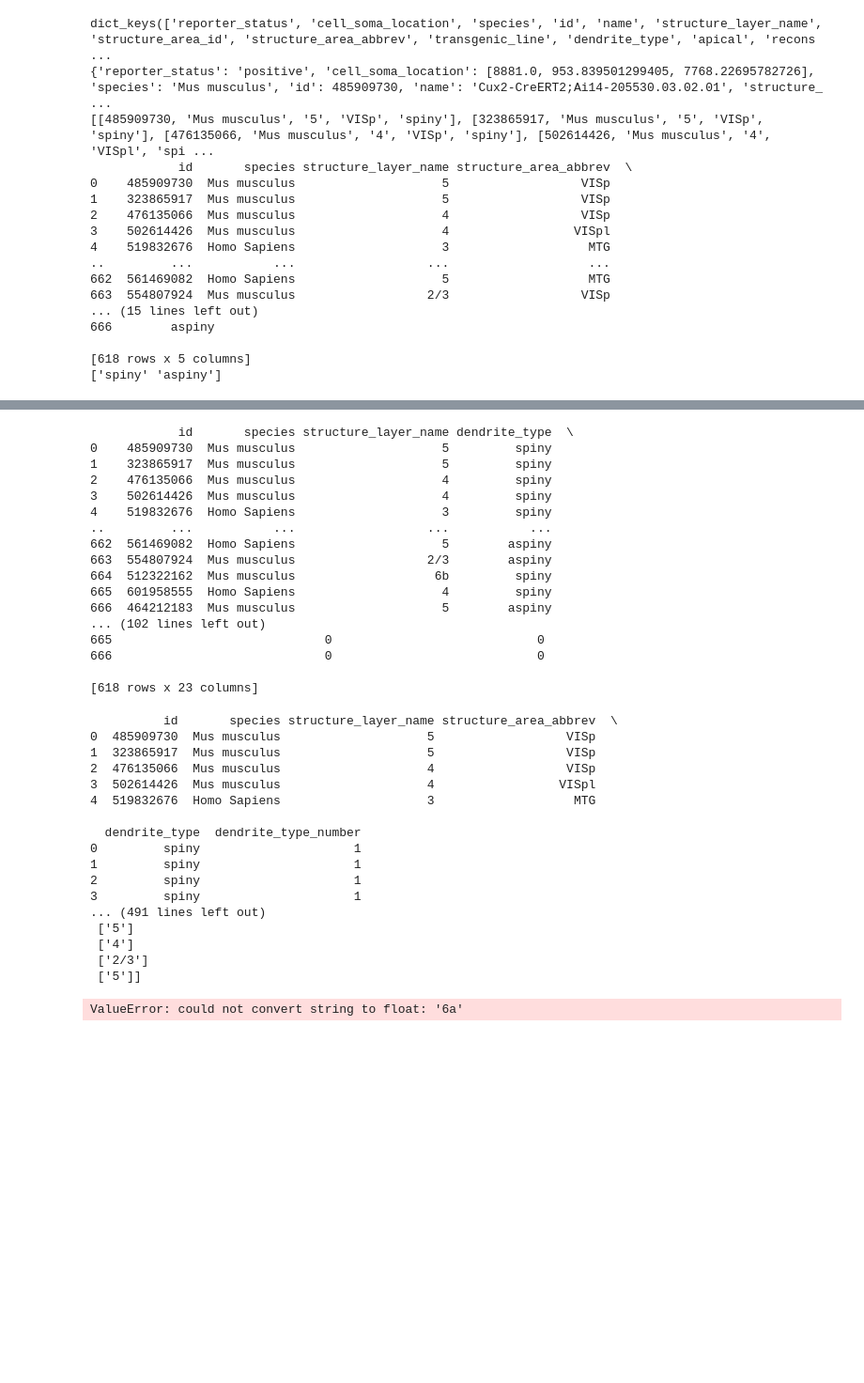
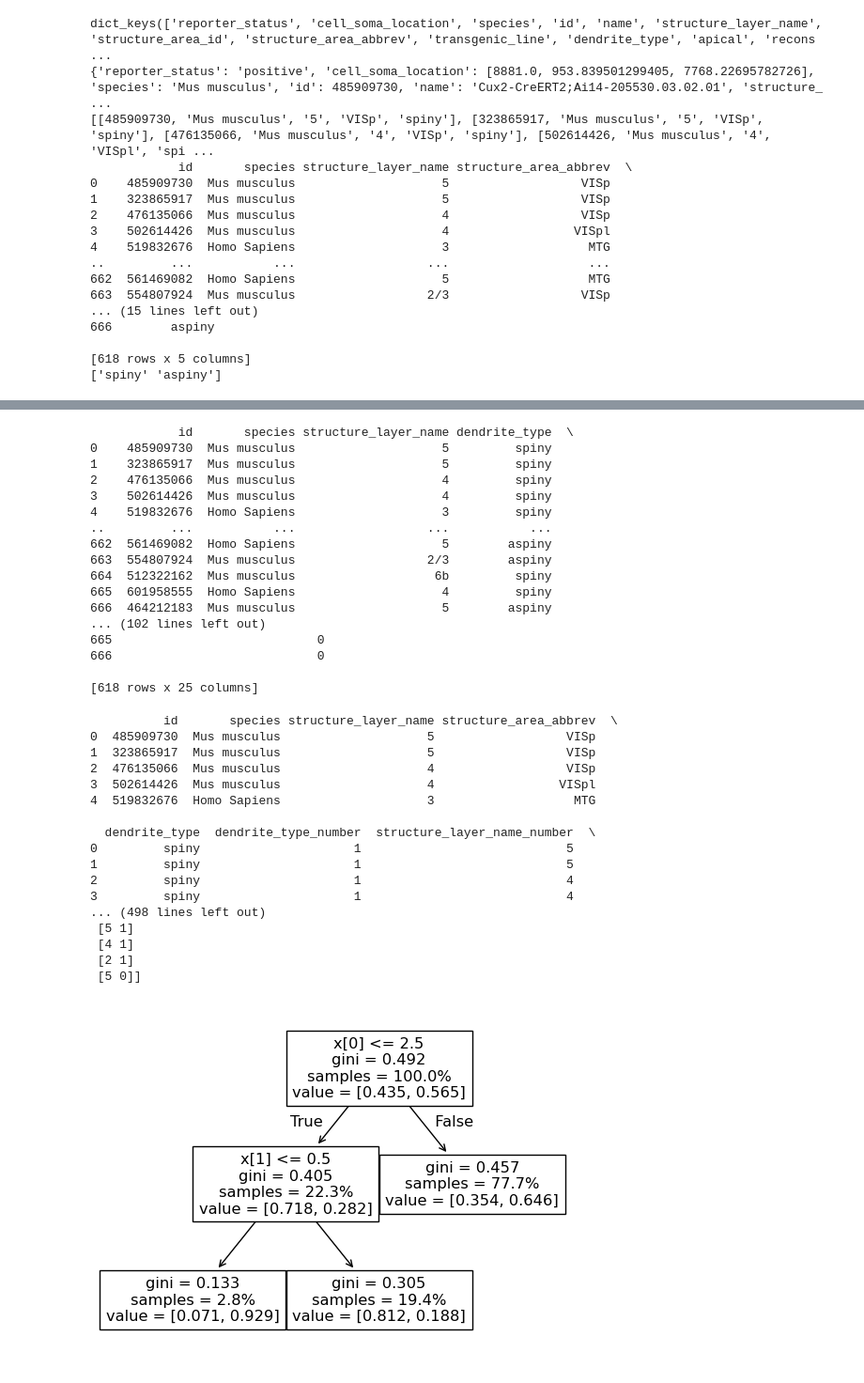
Before and after one commit to lynnha577/cell_classification, a Jupyter notebook: scripts/get_features_practice.ipynb, the cells around one changed output, grey strips where cells are left out. Shown at 94% size. Cells and saved outputs as stored; diff of their text form; code cells hidden in the pictures; blank space fills up the shorter version.

Commit message:
decision tree

```diff
--- a/scripts/get_features_practice.ipynb
+++ b/scripts/get_features_practice.ipynb
@@ -71,8 +71,13 @@ print(filtered_dataframe_labels[["dendrite_type", "dendrite_type_number"]])
 
 le.fit(filtered_dataframe_labels['structure_layer_name'])
 print(le.classes_)
-filtered_dataframe_labels['dendrite_type_number'] = le.transform(filtered_dataframe_labels['dendrite_type'])
-print(filtered_dataframe_labels[["dendrite_type", "dendrite_type_number"]])
+filtered_dataframe_labels['structure_layer_name_number'] = le.transform(filtered_dataframe_labels['structure_layer_name'])
+print(filtered_dataframe_labels[["structure_layer_name", "structure_layer_name_number"]])
+
+le.fit(filtered_dataframe_labels['species'])
+print(le.classes_)
+filtered_dataframe_labels['species_number'] = le.transform(filtered_dataframe_labels['species'])
+print(filtered_dataframe_labels[["species_number", "species_number"]])
 # %% [output]
 ['aspiny' 'spiny']
     dendrite_type  dendrite_type_number
@@ -119,51 +136,59 @@ print(new_dataframe)
 665  601958555  Homo Sapiens                    4         spiny
 666  464212183  Mus musculus                    5        aspiny
 ... (102 lines left out)
-665                             0                            0
-666                             0                            0
+665                            0
+666                            0
 
-[618 rows x 23 columns]
+[618 rows x 25 columns]
 # %%
 Y = filtered_dataframe_labels['dendrite_type_number']
-X = filtered_dataframe_labels["structure_layer_name"]
+X = filtered_dataframe_labels[["structure_layer_name_number", "species_number"]]
 
 # print(len(X), len(Y)) # same number of rows
 print(filtered_dataframe_labels[0:5])
 import numpy as np
 
-X = X.to_numpy().reshape(-1, 1)
+X = X.to_numpy()
 Y = Y.to_numpy()
 
 from sklearn.model_selection import train_test_split
 X_train, X_test, y_train, y_test = train_test_split(
     X, Y, test_size=0.20, random_state=42)
 print(X_train)
 
 from sklearn.tree import DecisionTreeClassifier
 import matplotlib.pyplot as plt
 
 clf = DecisionTreeClassifier(max_leaf_nodes=3, random_state=0)
 clf.fit(X_train, y_train)
 
 from sklearn import tree
 tree.plot_tree(clf, proportion=True)
 plt.show()
+
+# the tree shows which features it used to split at each node. First it split using the structure layer. if the sample was
+# less than 2.5 it went to the left side(true), and to the right if it was false. then it used the species to split the
+# data into two.
+
+# gini index shoes how mixed the data is. the closer it is to 0.5, the more evenly mixed it is. The first node
+# on the tree has a gini index of 0.492, showing that the data is evenly mixed. after each split, the index get smaller.
+# this tells us that it is spliting correctly since everytime you split, the variety in data get smaller.
 # %% [output]
           id       species structure_layer_name structure_area_abbrev  \
 0  485909730  Mus musculus                    5                  VISp
 1  323865917  Mus musculus                    5                  VISp
 2  476135066  Mus musculus                    4                  VISp
 3  502614426  Mus musculus                    4                 VISpl
 4  519832676  Homo Sapiens                    3                   MTG
 
-  dendrite_type  dendrite_type_number
-0         spiny                     1
-1         spiny                     1
-2         spiny                     1
-3         spiny                     1
-... (491 lines left out)
- ['5']
- ['4']
- ['2/3']
- ['5']]
+  dendrite_type  dendrite_type_number  structure_layer_name_number  \
+0         spiny                     1                            5
+1         spiny                     1                            5
+2         spiny                     1                            4
+3         spiny                     1                            4
+... (498 lines left out)
+ [5 1]
+ [4 1]
+ [2 1]
+ [5 0]]
-ValueError: could not convert string to float: '6a'
+[figure, added]
```
Also changed, not shown: parts of 1 cell of this notebook.
